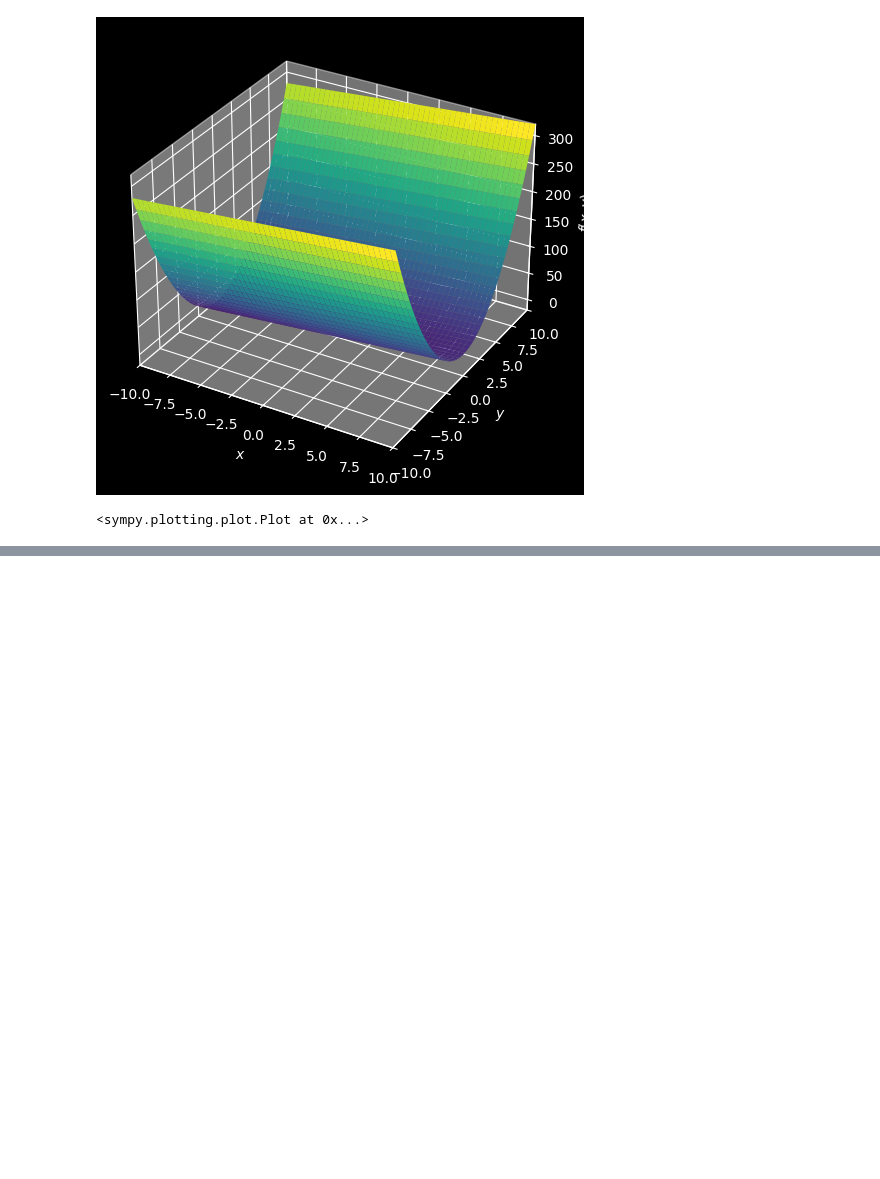
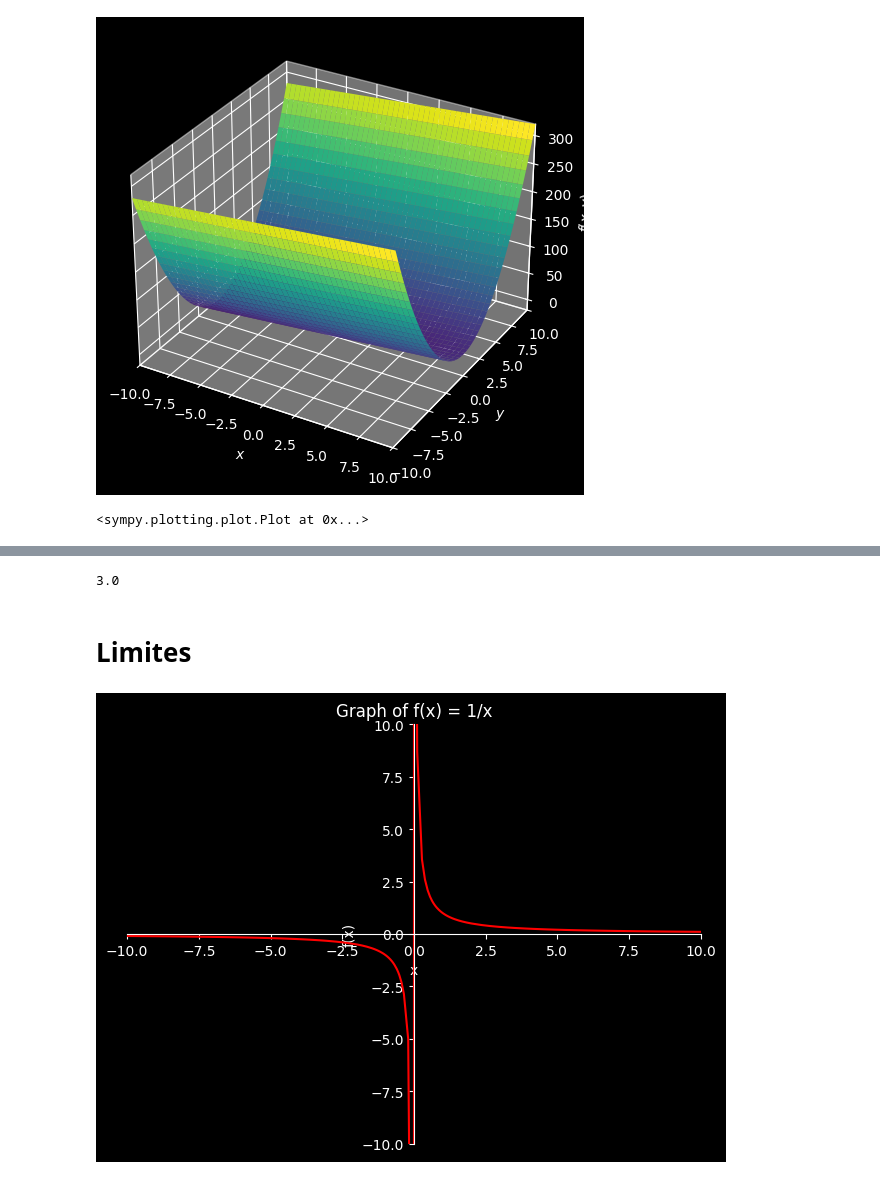
Before and after one commit to francoisbonnard/Math, a Jupyter notebook: datascience/sympyTest.ipynb, the cells around one changed output, grey strips where cells are left out. Cells and saved outputs as stored; diff of their text form; code cells hidden in the pictures; blank space fills up the shorter version.

```diff
--- a/datascience/sympyTest.ipynb
+++ b/datascience/sympyTest.ipynb
@@ -38,0 +99,20 @@ plot3d(g)
+# %%
+log(8,2)
+# %% [output]
+3.0
+# %% [markdown]
+# Limites
+# %%
+x = symbols('x')
+f = 1/x
+# %%
+p = plot(f, (x, -10, -0.1), (x, 0.1, 10), show=False)
+p.ylim = (-10, 10)  # Limite verticale
+p.xlim = (-10, 10)
+p[0].line_color = 'red'
+p.title = 'Graph of f(x) = 1/x'
+p.xlabel = 'x'
+p.ylabel = 'f(x)'
+p.show()
+# %% [output]
+[figure, added]
```
Also changed, not shown: parts of 30 cells of this notebook.
